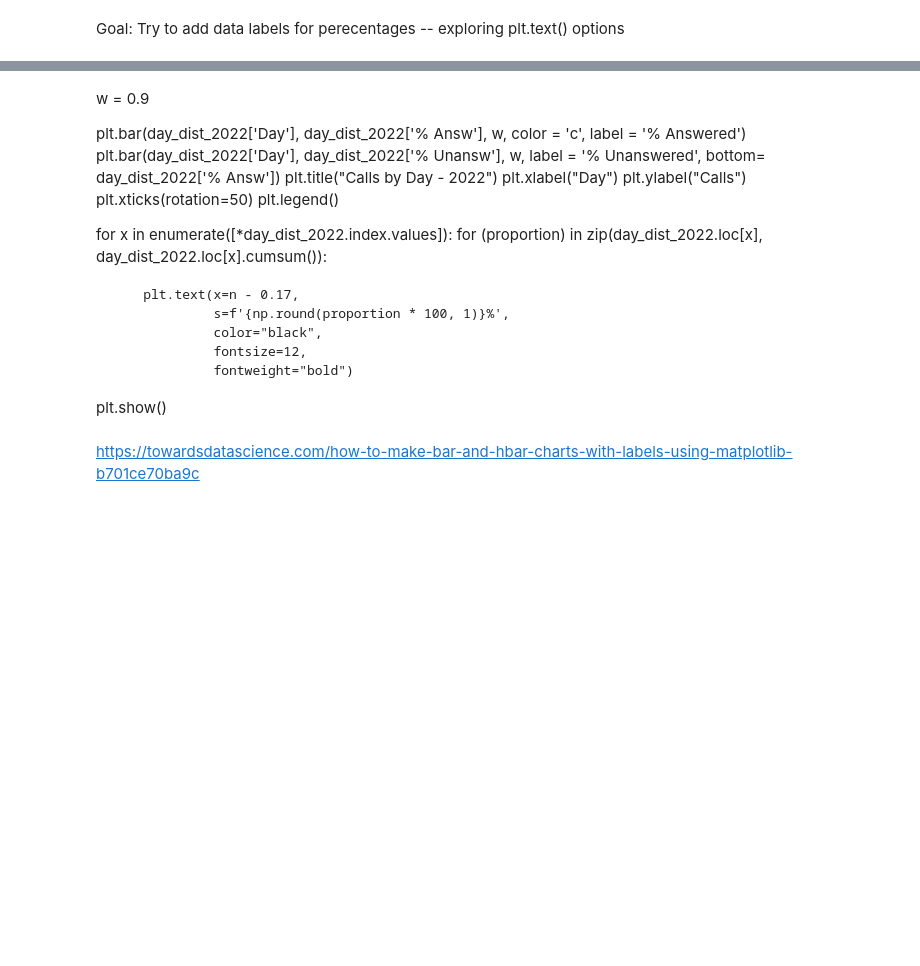
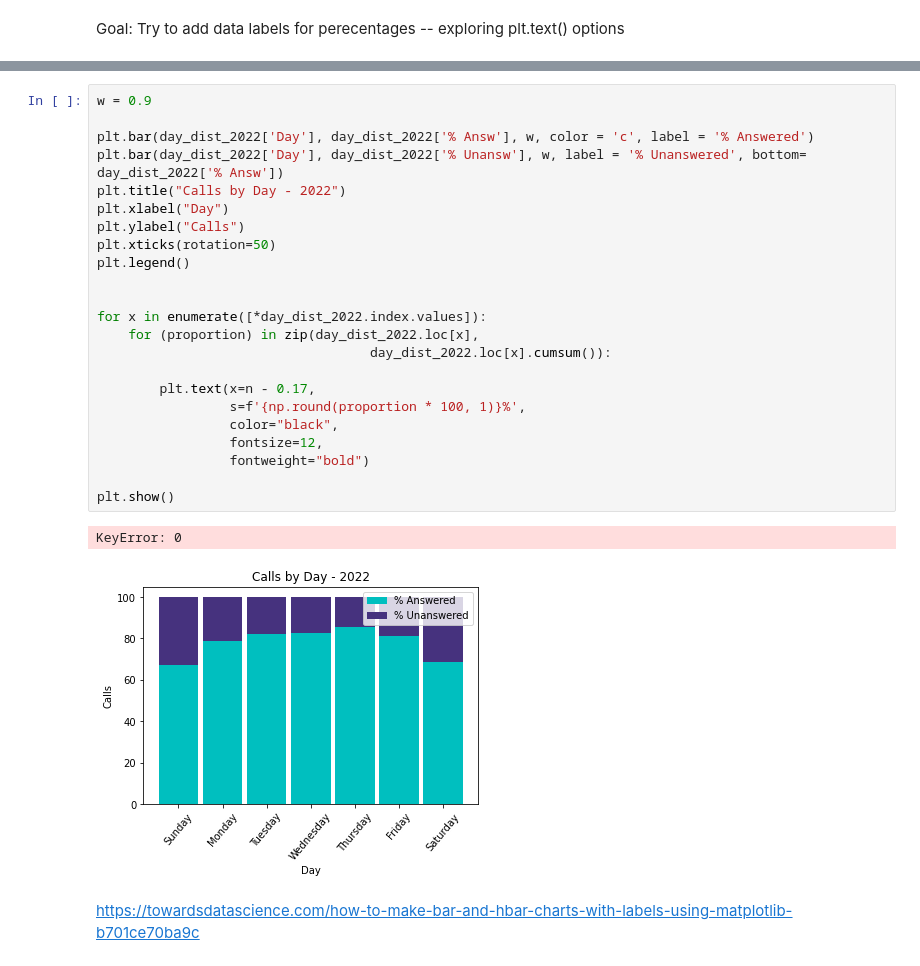
Before and after one commit to NSS-Data-Analytics-Cohort-6/fcs-crisis-sailing-the-seaborn, a Jupyter notebook: notebook/fcs_crisis_calls.ipynb, the cells around one changed output, grey strips where cells are left out. Drawn from its saved outputs; the diff is of its cells as text; blank space fills up the shorter version.

```diff
--- a/notebook/fcs_crisis_calls.ipynb
+++ b/notebook/fcs_crisis_calls.ipynb
@@ -392,26 +432,29 @@ plt.show()
-# %% [markdown]
-w = 0.9
-
-plt.bar(day_dist_2022['Day'], day_dist_2022['% Answ'], w, color = 'c', label = '% Answered')
-plt.bar(day_dist_2022['Day'], day_dist_2022['% Unansw'], w, label = '% Unanswered', bottom= day_dist_2022['% Answ'])
-plt.title("Calls by Day - 2022")
-plt.xlabel("Day")
-plt.ylabel("Calls")
-plt.xticks(rotation=50)
-plt.legend()
-
-
-for x in enumerate([*day_dist_2022.index.values]):
-    for (proportion) in zip(day_dist_2022.loc[x],
-                                   day_dist_2022.loc[x].cumsum()):
-
-        plt.text(x=n - 0.17,
-                 s=f'{np.round(proportion * 100, 1)}%',
-                 color="black",
-                 fontsize=12,
-                 fontweight="bold")
-
-plt.show()
+# %%
+w = 0.9
+
+plt.bar(day_dist_2022['Day'], day_dist_2022['% Answ'], w, color = 'c', label = '% Answered')
+plt.bar(day_dist_2022['Day'], day_dist_2022['% Unansw'], w, label = '% Unanswered', bottom= day_dist_2022['% Answ'])
+plt.title("Calls by Day - 2022")
+plt.xlabel("Day")
+plt.ylabel("Calls")
+plt.xticks(rotation=50)
+plt.legend()
+
+
+for x in enumerate([*day_dist_2022.index.values]):
+    for (proportion) in zip(day_dist_2022.loc[x],
+                                   day_dist_2022.loc[x].cumsum()):
+
+        plt.text(x=n - 0.17,
+                 s=f'{np.round(proportion * 100, 1)}%',
+                 color="black",
+                 fontsize=12,
+                 fontweight="bold")
+
+plt.show()
+# %% [output]
+KeyError: 0
+[figure, added]
 # %% [markdown]
 https://towardsdatascience.com/how-to-make-bar-and-hbar-charts-with-labels-using-matplotlib-b701ce70ba9c
 # %% [markdown]
```
Also changed, not shown: parts of 9 cells of this notebook.
